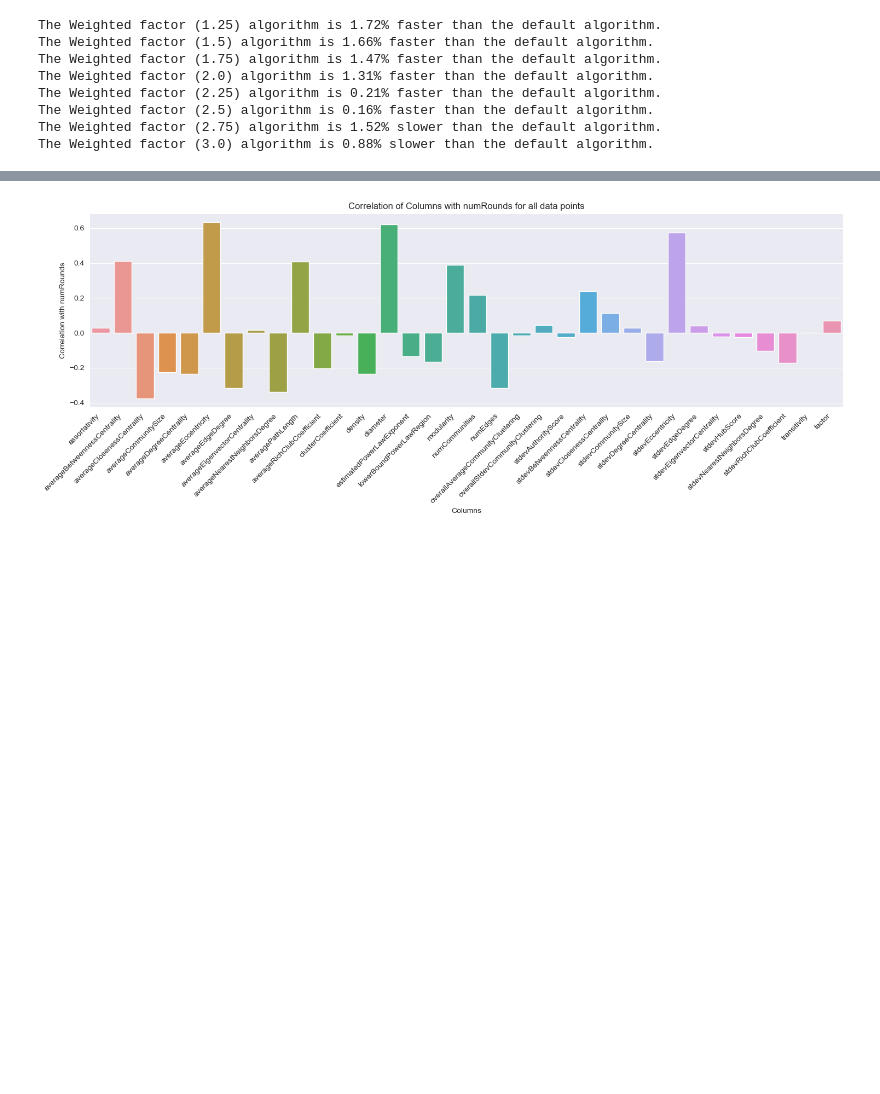
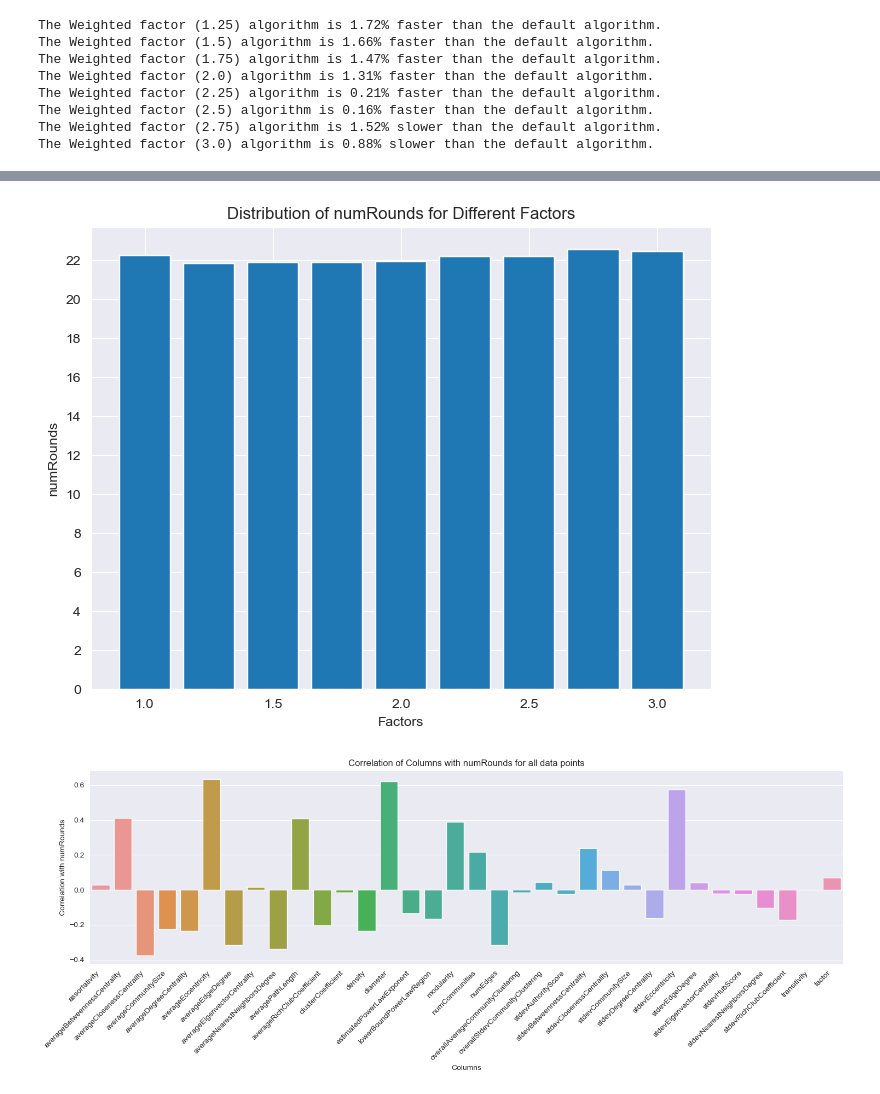
Before and after one commit to xwoodpecker/GossipingSimulation, a Jupyter notebook: evaluation/evaluation_gnutella.ipynb, the cells around one changed output, grey strips where cells are left out. Saved outputs shown, nothing was run; the diff lists cells and outputs as text; code cells hidden in the pictures; blank space fills up the shorter version.

```diff
--- a/evaluation/evaluation_gnutella.ipynb
+++ b/evaluation/evaluation_gnutella.ipynb
@@ -250,3 +250,6 @@ The Weighted factor (2.25) algorithm is 0.21% faster than the default algorithm.
 The Weighted factor (2.5) algorithm is 0.16% faster than the default algorithm.
 The Weighted factor (2.75) algorithm is 1.52% slower than the default algorithm.
 The Weighted factor (3.0) algorithm is 0.88% slower than the default algorithm.
+# %%
+default_means = df_default_reduced['numRounds'].mean()
+default_means
@@ -252,0 +258,3 @@ The Weighted factor (3.0) algorithm is 0.88% slower than the default algorithm.
+# %%
+weighted_factor_means = dataframe[dataframe['algorithm'] == 'weighted_factor'].groupby('factor')['numRounds'].mean()
+weighted_factor_means
@@ -252,0 +272,4 @@ The Weighted factor (3.0) algorithm is 0.88% slower than the default algorithm.
+# %%
+algorithm_means = weighted_factor_means.copy()
+algorithm_means[1.0] = default_means
+algorithm_means
@@ -253,3 +288,22 @@ The Weighted factor (3.0) algorithm is 0.88% slower than the default algorithm.
+# %%
+factors = algorithm_means.index
+numRounds = algorithm_means.values
+
+plt.figure(figsize=(8, 6))
+# Adjust the width of the bars here
+bar_width = 0.2
+plt.bar(factors, numRounds, width=bar_width)
+plt.xlabel('Factors')
+plt.ylabel('numRounds')
+plt.title('Distribution of numRounds for Different Factors')
+
+# Adjust y-axis tick values and spacing
+max_num_rounds = int(max(numRounds))
+plt.yticks(range(0, max_num_rounds+2 , 2))
+
+plt.show()
+# %% [output]
+[figure, added]
 # %%
 def plot_correlation_matrices(dataframe, text):
     # Compute correlations between numerical columns and 'numRounds'
```
Also changed, not shown: parts of 4 cells of this notebook, 3 other files.
